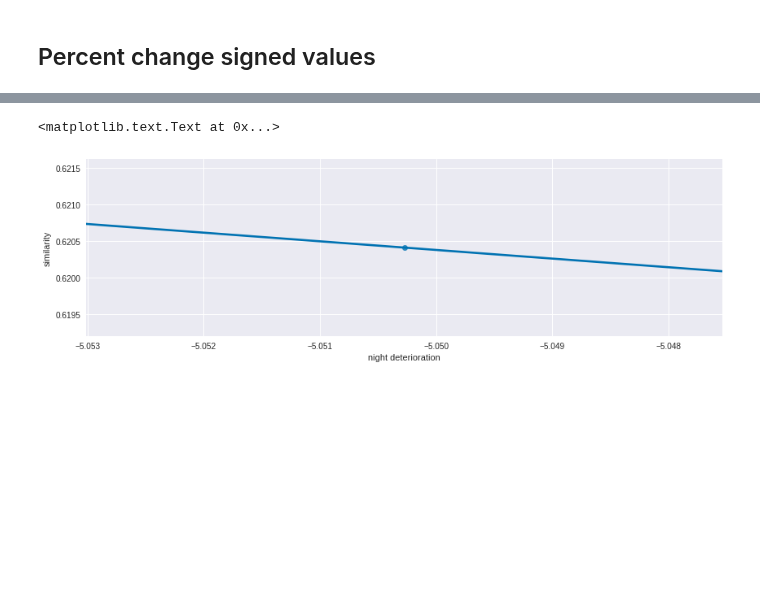
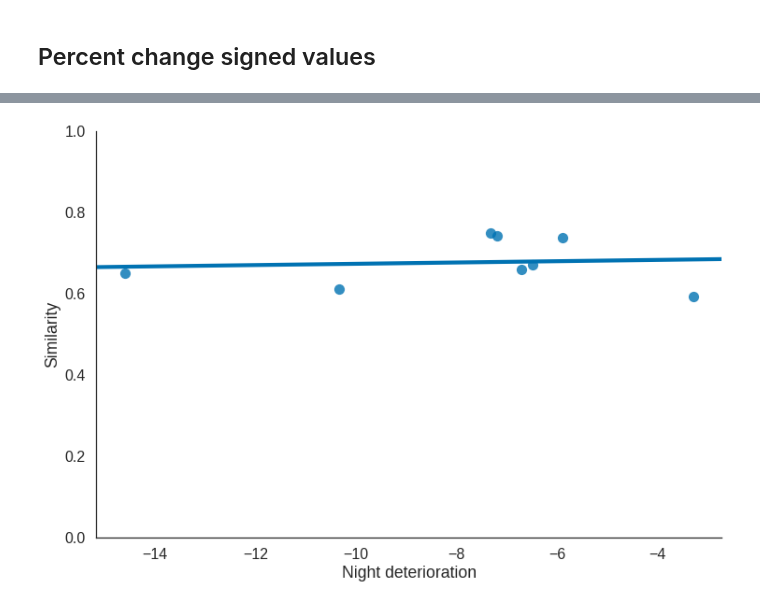
Before and after one commit to PaulEcoffet/birdsonglearningmodel, a Jupyter notebook: analysis/Syllables_analysis.ipynb, the cells around one changed output, grey strips where cells are left out. Drawn from its saved outputs; the diff is of its cells as text; code cells hidden in the pictures; blank space fills up the shorter version.

```diff
--- a/analysis/Syllables_analysis.ipynb
+++ b/analysis/Syllables_analysis.ipynb
@@ -32,7 +32,7 @@ Extract the data from all the bird in the simulation.
 # %%
 progress = FloatProgress(min=0, max=1)
 display(progress)
-main_path = '../model/res/microbial_diversity_170515_174538/seed{}+big_ba+on_alpha_silence_beta+prior_amp_entropy+slow_dev+20_replay+15_conc+3_day_conc'
+main_path = '../model/res/diversity_170518_165814/seed{}+big_ba+on_alpha_silence_beta+prior_amp_entropy+super_slow_dev+500_replay+100_conc+3_day_conc+500_diversity_th'
 all_dat = []
 
 for seed in range(40):
@@ -215,12 +222,17 @@ all_changes_df = pd.DataFrame(all_changes)
 # %%
-night_pc = change_df.query('cond == "night"').groupby('bird').mean()
-sim = []
-for i in night_pc.index:
-    with open(join(main_path.format(i), 'data_cur.pkl'), 'rb') as f:
-        songlog = pickle.load(f)
-    root_data = [item[1] for item in songlog if item[0] == 'root']
-    rd = pd.DataFrame(root_data)
-    smodels = rd['songs'].iloc[-1]
-    print(i, 'beg')
-    sim.append(bsa.similarity(smodels[0].gen_sound(), tutor)['similarity'])
-    print(i)
+force = False
+try:
+    sim
+except:
+    force = True
+if force:
+    sim = []
+    for i in night_pc.index:
+        with open(join(main_path.format(i), 'data_cur.pkl'), 'rb') as f:
+            songlog = pickle.load(f)
+        root_data = [item[1] for item in songlog if item[0] == 'root']
+        rd = pd.DataFrame(root_data)
+        smodels = rd['songs'].iloc[-1]
+        print(i, 'beg')
+        sim.append(bsa.similarity(smodels[0].gen_sound(), tutor)['similarity'])
+        print(i)
@@ -232,13 +242,18 @@ night_pc['percent_change_deterioration'] = -night_pc['percent_change']
 night_pc['sim'] = sim
 # %%
-fig = plt.figure(figsize=(14, 4))
+sns.set_context('poster')
+sns.set_style('white')
+fig = plt.figure(figsize=(12, 8))
 ax = fig.gca()
-sns.regplot(x="percent_change_deterioration", y='sim', data=night_pc, ax=ax)
-ax.set_xlabel('night deterioration')
-ax.set_ylabel('similarity')
+sns.regplot(x="percent_change_deterioration", y='sim', data=night_pc, ax=ax, ci=0)
+ax.set_xlabel('Night deterioration')
+ax.set_ylabel('Similarity')
+ax.set_ylim((0, 1))
+sns.despine()
+
+fig.savefig('corr.svg')
 # %% [output]
-<matplotlib.text.Text at 0x...>
-[figure, old version]
+[figure, new version]
 # %%
 night_pc
 # %% [output]
```
Also changed, not shown: parts of 11 cells of this notebook, 4 other files.
